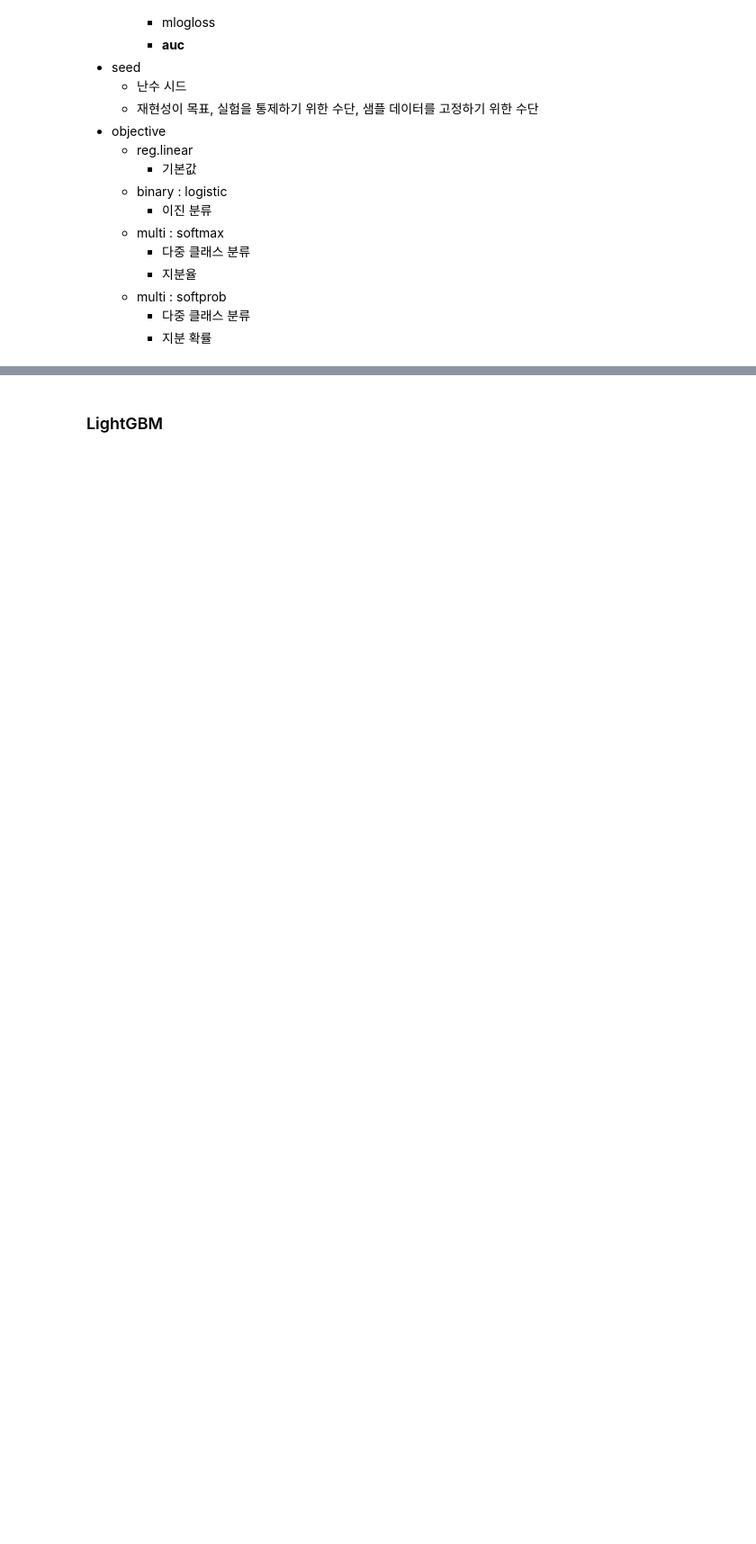
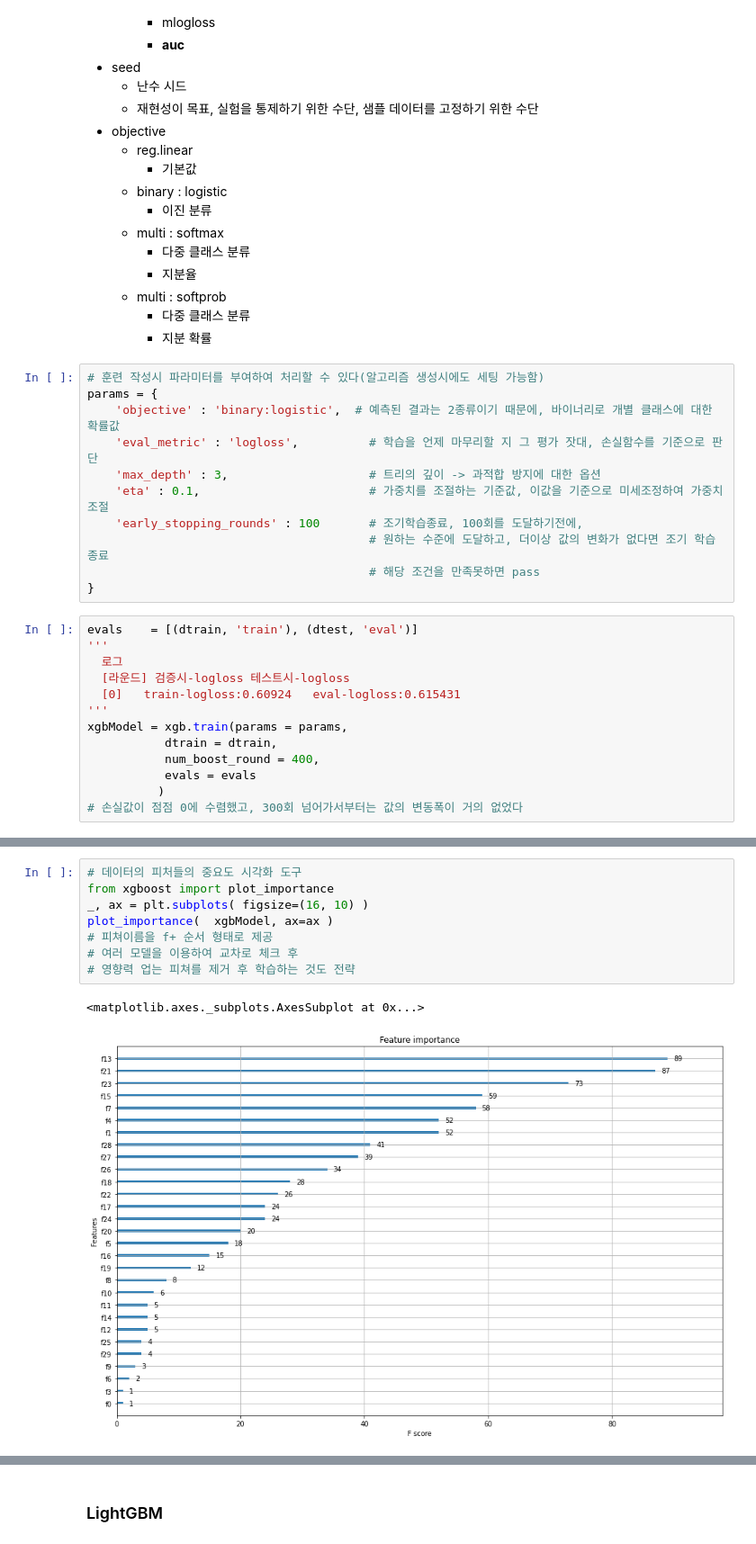
Before and after one commit to JaehonxKIM/StudyMechineLearning, a Jupyter notebook: 머신러닝 개요/5_머신러닝_지도학습_분류_주요알고리즘.ipynb, the cells around one changed output, grey strips where cells are left out. Shown at 90% size. Cells and saved outputs as stored; diff of their text form; blank space fills up the shorter version.

```diff
--- a/머신러닝 개요/5_머신러닝_지도학습_분류_주요알고리즘.ipynb
+++ b/머신러닝 개요/5_머신러닝_지도학습_분류_주요알고리즘.ipynb
@@ -978,3 +980,27 @@ dtest  = xgb.DMatrix(data = X_train, label = y_train)
   - multi : softprob
     - 다중 클래스 분류
     - 지분 확률
+# %%
+# 훈련 작성시 파라미터를 부여하여 처리할 수 있다(알고리즘 생성시에도 세팅 가능함)
+params = {
+    'objective' : 'binary:logistic',  # 예측된 결과는 2종류이기 때문에, 바이너리로 개별 클래스에 대한 확률값
+    'eval_metric' : 'logloss',          # 학습을 언제 마무리할 지 그 평가 잣대, 손실함수를 기준으로 판단
+    'max_depth' : 3,                    # 트리의 깊이 -> 과적합 방지에 대한 옵션
+    'eta' : 0.1,                        # 가중치를 조절하는 기준값, 이값을 기준으로 미세조정하여 가중치 조절
+    'early_stopping_rounds' : 100       # 조기학습종료, 100회를 도달하기전에,
+                                        # 원하는 수준에 도달하고, 더이상 값의 변화가 없다면 조기 학습 종료
+                                        # 해당 조건을 만족못하면 pass
+}
+# %%
+evals    = [(dtrain, 'train'), (dtest, 'eval')]
+'''
+  로그
+  [라운드] 검증시-logloss 테스트시-logloss
+  [0]	train-logloss:0.60924	eval-logloss:0.615431
+'''
+xgbModel = xgb.train(params = params,
+           dtrain = dtrain,
+           num_boost_round = 400,
+           evals = evals
+          )
+# 손실값이 점점 0에 수렴했고, 300회 넘어가서부터는 값의 변동폭이 거의 없었다
@@ -980,0 +1105,11 @@ dtest  = xgb.DMatrix(data = X_train, label = y_train)
+# %%
+# 데이터의 피처들의 중요도 시각화 도구
+from xgboost import plot_importance
+_, ax = plt.subplots( figsize=(16, 10) )
+plot_importance(  xgbModel, ax=ax )
+# 피쳐이름을 f+ 순서 형태로 제공
+# 여러 모델을 이용하여 교차로 체크 후
+# 영향력 업는 피쳐를 제거 후 학습하는 것도 전략
+# %% [output]
+<matplotlib.axes._subplots.AxesSubplot at 0x...>
+[figure, added]
```
Also changed, not shown: parts of 83 cells of this notebook, 4 other files.
